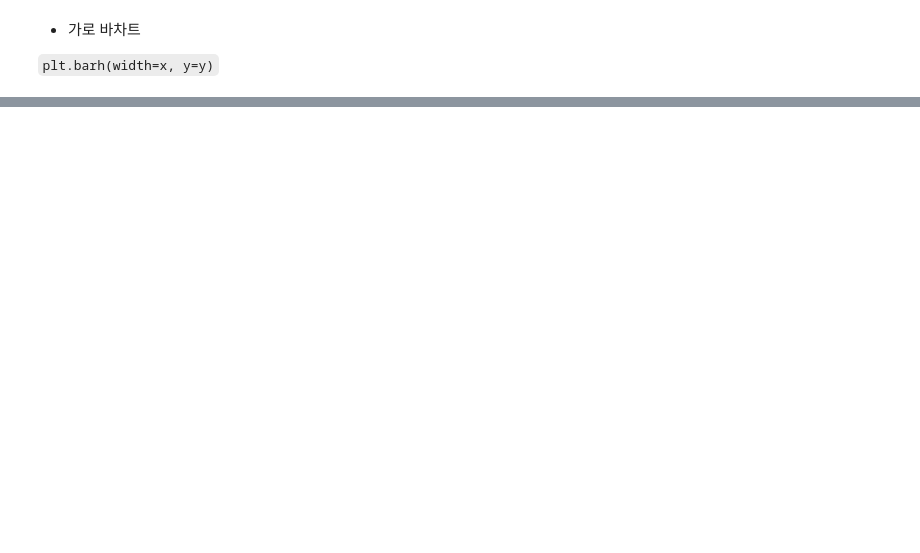
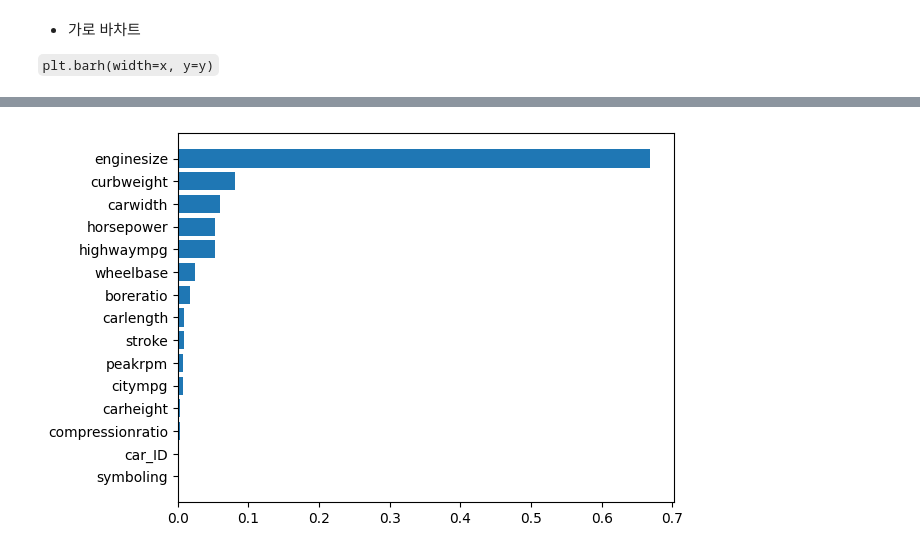
Before and after one commit to sai-with/ADP_prac, a Jupyter notebook: ML/앙상블.ipynb, the cells around one changed output, grey strips where cells are left out. Cells and saved outputs as stored; diff of their text form; code cells hidden in the pictures; blank space fills up the shorter version.

```diff
--- a/ML/앙상블.ipynb
+++ b/ML/앙상블.ipynb
@@ -351,0 +351,6 @@ plt.barh(width=reg_boost.feature_importances_, y =list(x_train));
+# %%
+# 변수중요도 시각화
+importance_df = pd.DataFrame({'feature':list(x_train), 'importance':reg_boost.feature_importances_.tolist()}, columns=['feature', 'importance'])
+importance_df.sort_values('importance', inplace=True)
+importance_df.reset_index(drop=True, inplace=True)
+importance_df
@@ -351,0 +374,4 @@ plt.barh(width=reg_boost.feature_importances_, y =list(x_train));
+# %%
+plt.barh(width=importance_df['importance'], y =importance_df['feature']);
+# %% [output]
+[figure, added]
```
Also changed, not shown: parts of 27 cells of this notebook.
